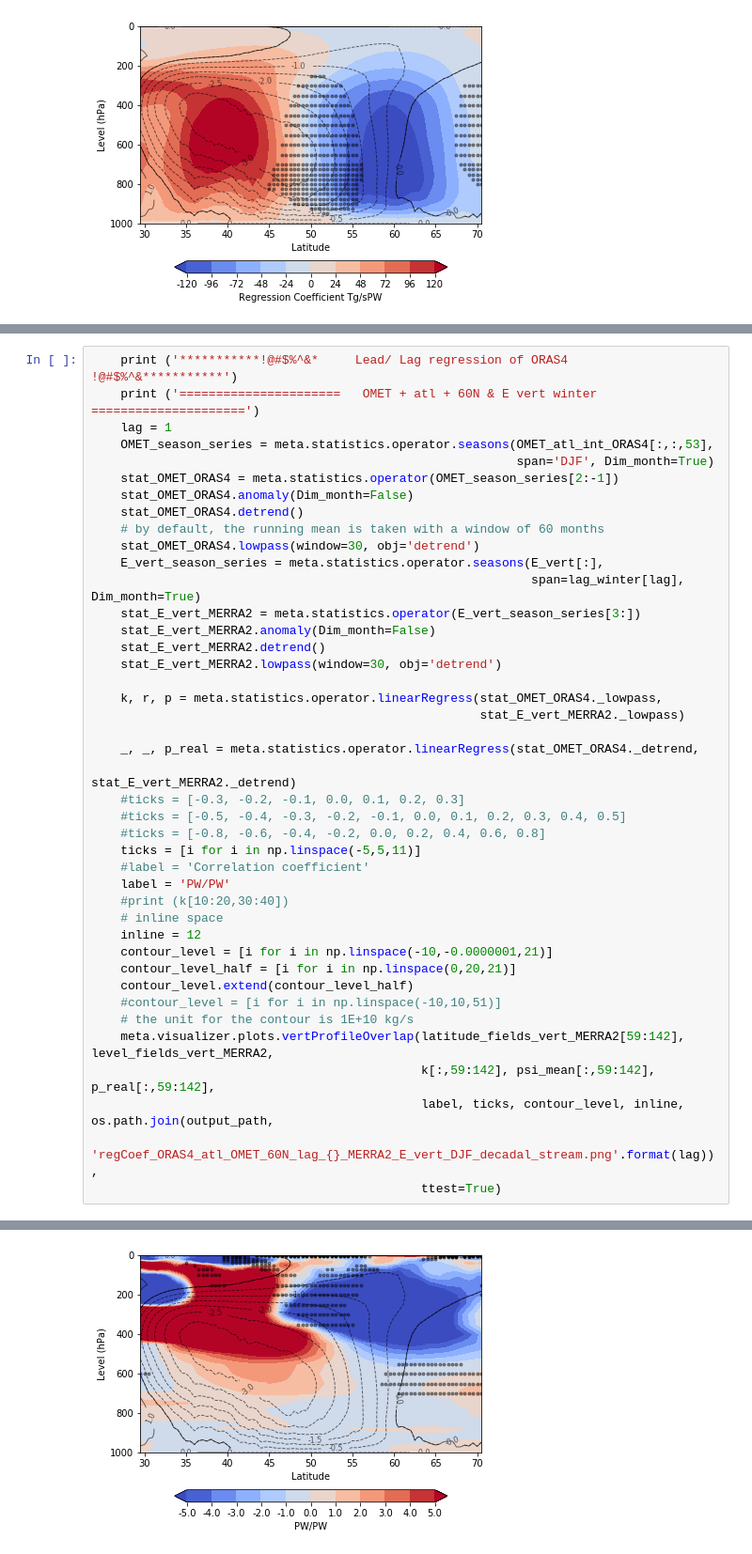
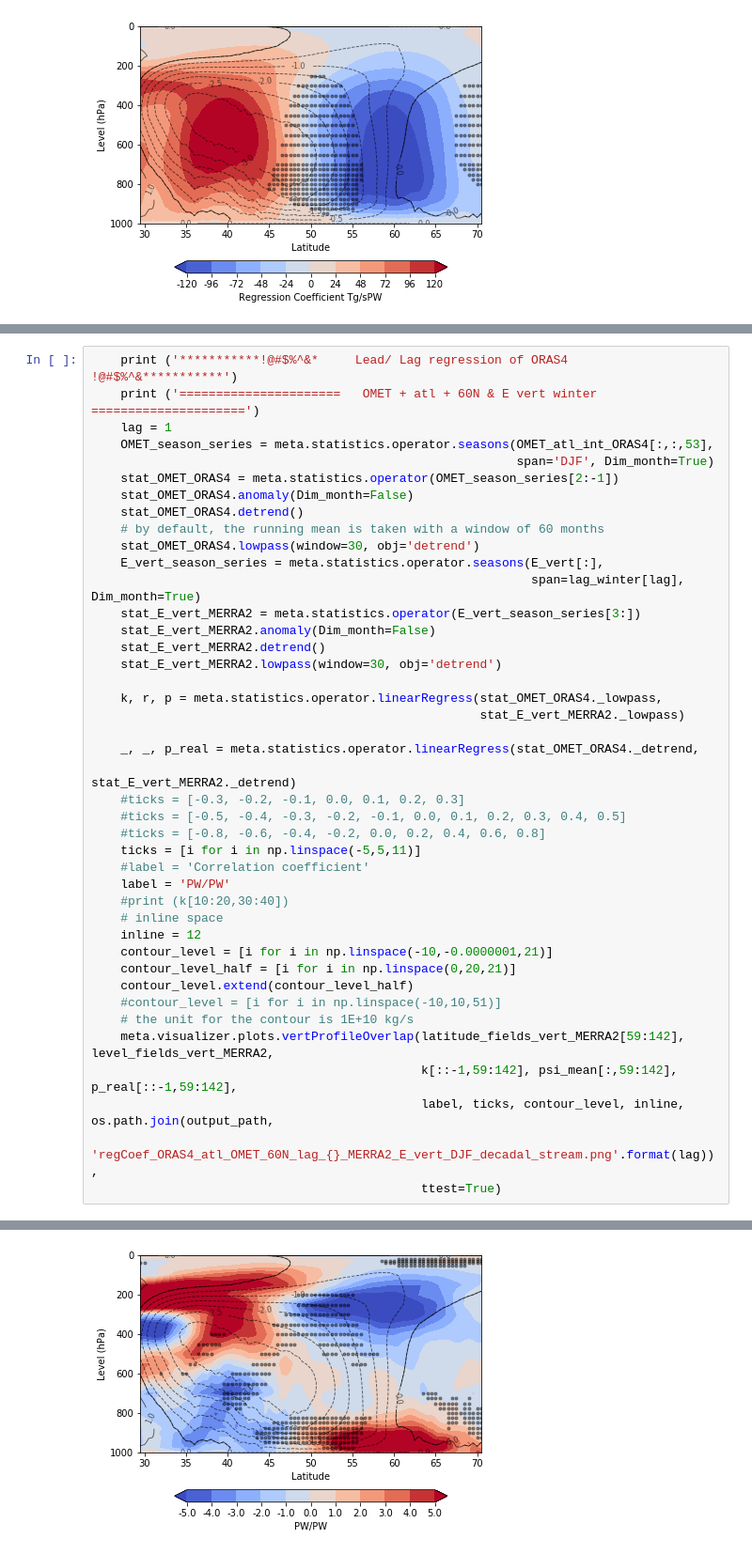
Before and after one commit to geek-yang/AirSeaFlow, a Jupyter notebook: MET_Feedback_paper/Revision/paper_vert_season_merra_fields_OMET_oras.ipynb, the cells around one changed output, grey strips where cells are left out. Shown at 94% size. Saved outputs shown, nothing was run; the diff lists cells and outputs as text.

```diff
--- a/MET_Feedback_paper/Revision/paper_vert_season_merra_fields_OMET_oras.ipynb
+++ b/MET_Feedback_paper/Revision/paper_vert_season_merra_fields_OMET_oras.ipynb
@@ -346,32 +333,32 @@ Create contour plot of correlation coefficient for vertical profiles.
     _, _, p_real = meta.statistics.operator.linearRegress(stat_OMET_ORAS4._detrend,
                                                           stat_E_vert_MERRA2._detrend)
     #ticks = [-0.3, -0.2, -0.1, 0.0, 0.1, 0.2, 0.3]
     #ticks = [-0.5, -0.4, -0.3, -0.2, -0.1, 0.0, 0.1, 0.2, 0.3, 0.4, 0.5]
     #ticks = [-0.8, -0.6, -0.4, -0.2, 0.0, 0.2, 0.4, 0.6, 0.8]
     ticks = [i for i in np.linspace(-5,5,11)]
     #label = 'Correlation coefficient'
     label = 'PW/PW'
     #print (k[10:20,30:40])
     # inline space
     inline = 12
     contour_level = [i for i in np.linspace(-10,-0.0000001,21)]
     contour_level_half = [i for i in np.linspace(0,20,21)]
     contour_level.extend(contour_level_half)
     #contour_level = [i for i in np.linspace(-10,10,51)]
     # the unit for the contour is 1E+10 kg/s
     meta.visualizer.plots.vertProfileOverlap(latitude_fields_vert_MERRA2[59:142], level_fields_vert_MERRA2,
-                                             k[:,59:142], psi_mean[:,59:142], p_real[:,59:142],
+                                             k[::-1,59:142], psi_mean[:,59:142], p_real[::-1,59:142],
                                              label, ticks, contour_level, inline, os.path.join(output_path,
                                              'regCoef_ORAS4_atl_OMET_60N_lag_{}_MERRA2_E_vert_DJF_decadal_stream.png'.format(lag)),
                                              ttest=True)
 # %% [output]
 ***********!@#$%^&*     Lead/ Lag regression of ORAS4   !@#$%^&***********
 ======================   OMET + atl + 60N & E vert winter  =====================
 The input data does not have the dimension of month.
 The output anomaly time series only contains one dimension for time!
 The input data does not have the dimension of month.
 The output anomaly time series only contains one dimension for time!
 One time series is regressed on a 2D field.
 One time series is regressed on a 2D field.
 Create contour plot of stokes stream function for vertical profiles.
-[figure, old version]
+[figure, new version]
```
Also changed, not shown: parts of 3 cells of this notebook, 2 other files.
